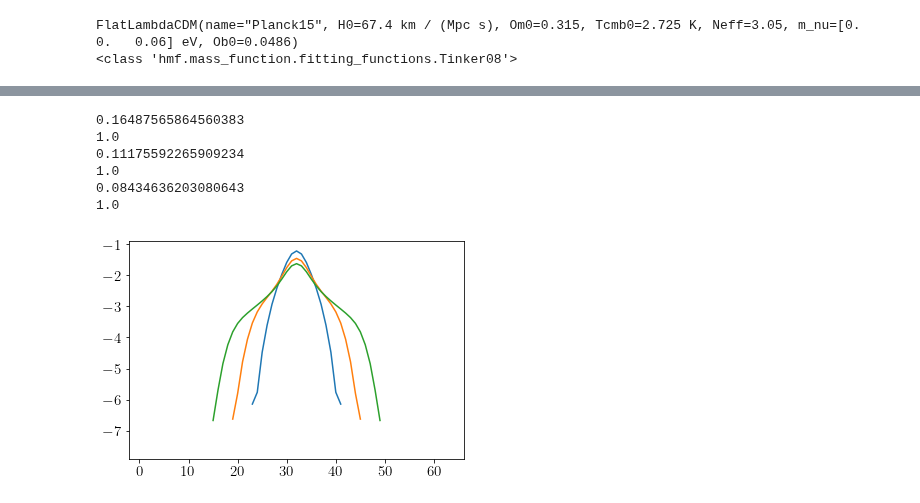
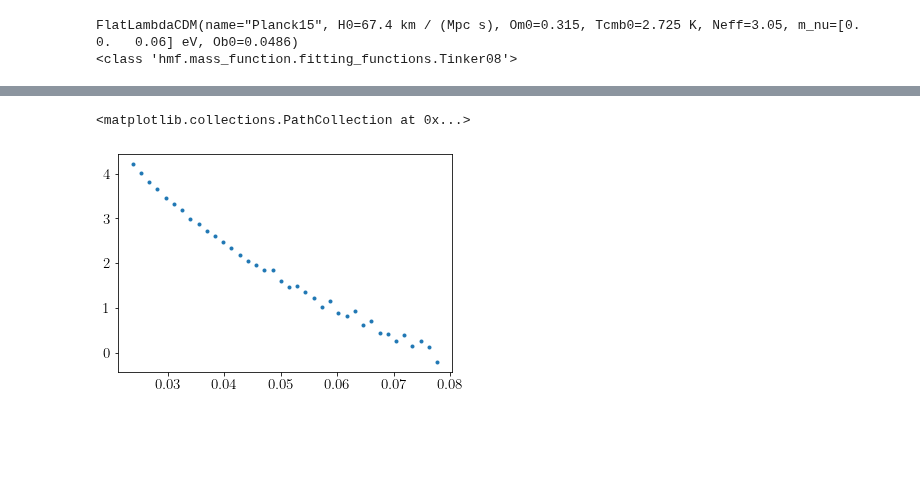
Before and after one commit to mr-superonion/splinv, a Jupyter notebook: notebook/s19/0-haloMF_Prior.ipynb, the cells around one changed output, grey strips where cells are left out. Drawn from its saved outputs; the diff is of its cells as text; code cells hidden in the pictures; blank space fills up the shorter version.

```diff
--- a/notebook/s19/0-haloMF_Prior.ipynb
+++ b/notebook/s19/0-haloMF_Prior.ipynb
@@ -111,15 +134,8 @@ for rs in [0.5,1.,1.5]:
-# %%
-plt.close()
-for rs in [0.5,1.,1.5]:
-    hfou=haloSim.haloCS02SigmaAtom(rs,64,nx=64,c=9.,smooth_scale=1.2,fou=False,lnorm=1)
-    plt.plot(np.log10(np.fft.fftshift(hfou)[32]))
-    print(np.sqrt(np.sum(hfou**2.)))
-    print(np.sum(hfou**1.))
-# %% [output]
-0.16487565864560383
-1.0
-0.11175592265909234
-1.0
-0.08434636203080643
-1.0
-[figure, removed]
+# %%
+np.sqrt(np.sum((lensKer0.T[iz]*msample[0])**2.))
+hist,bounds=np.histogram(np.sqrt(np.sum((lensKer0.T[iz])**2.))*msample,bins=40,density=True)
+bave=(bounds[1:]+bounds[:-1])/2.
+plt.scatter(bave[2:],np.log(hist[2:]),marker='.')
+# %% [output]
+<matplotlib.collections.PathCollection at 0x...>
+[figure, added]
```
Also changed, not shown: parts of 10 cells of this notebook, 5 other files.
